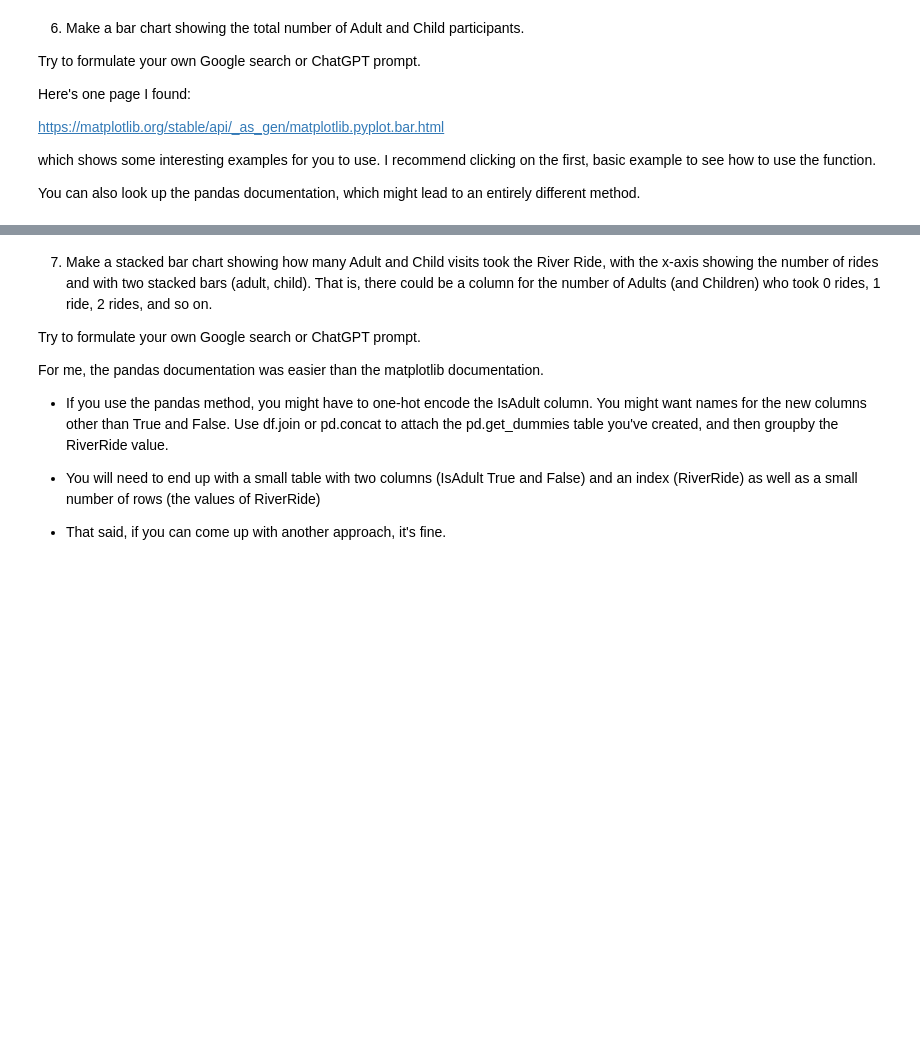
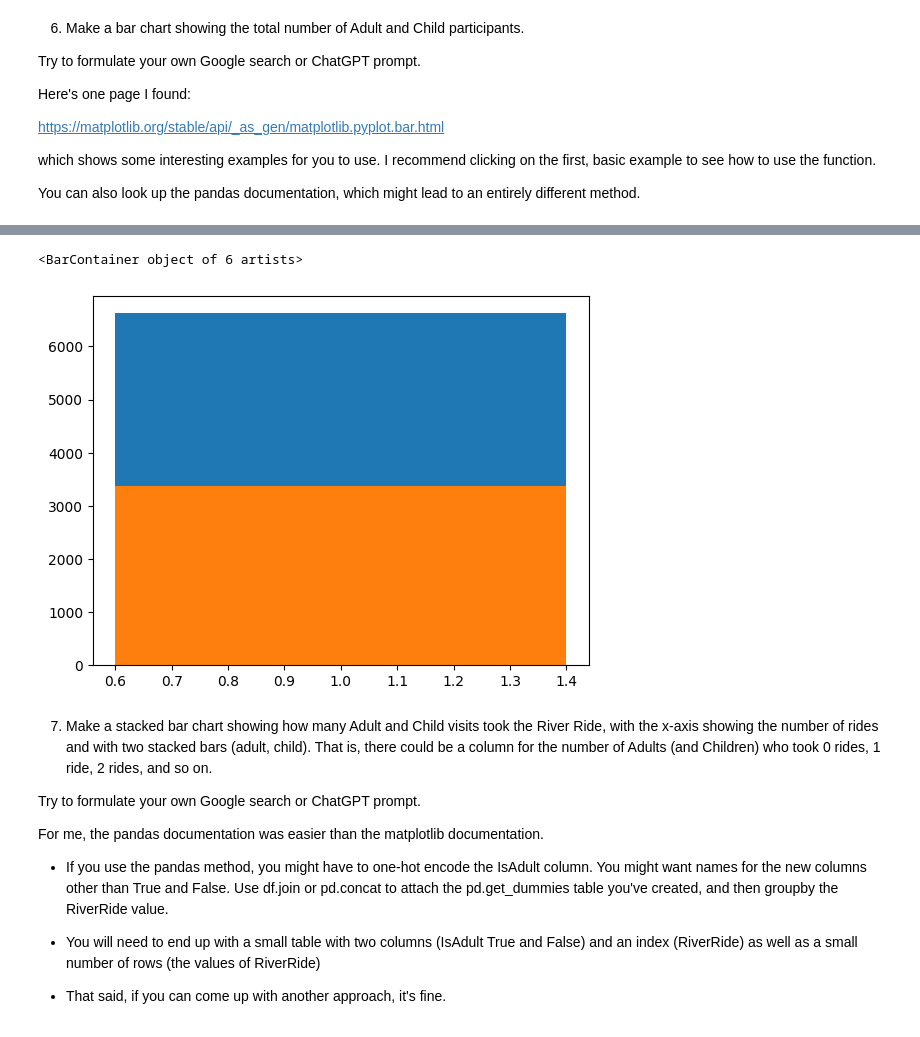
Before and after one commit to Haleymussary00/Module-B-semester-2, a Jupyter notebook: Week3.ipynb, the cells around one changed output, grey strips where cells are left out. Saved outputs shown, nothing was run; the diff lists cells and outputs as text; code cells hidden in the pictures; blank space fills up the shorter version.

```diff
--- a/Week3.ipynb
+++ b/Week3.ipynb
@@ -299,3 +387,9 @@ You can also look up the pandas documentation, which might lead to an entirely d
+# %%
+plt.bar(1,df.query("IsAdult == True").count())
+plt.bar(1,df.query("IsAdult == False").count())
+# %% [output]
+<BarContainer object of 6 artists>
+[figure, added]
 # %% [markdown]
 7. Make a stacked bar chart showing how many Adult and Child visits took the River Ride, with the x-axis showing the number of rides and with two stacked bars (adult, child).  That is, there could be a column for the number of Adults (and Children) who took 0 rides, 1 ride, 2 rides, and so on.
 
```
Also changed, not shown: parts of 10 cells of this notebook.
